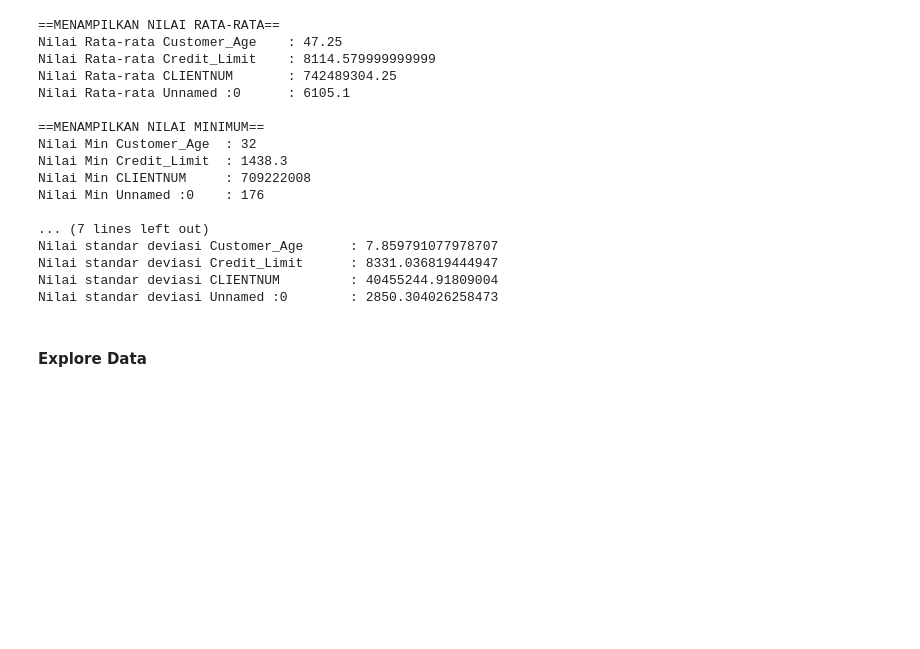
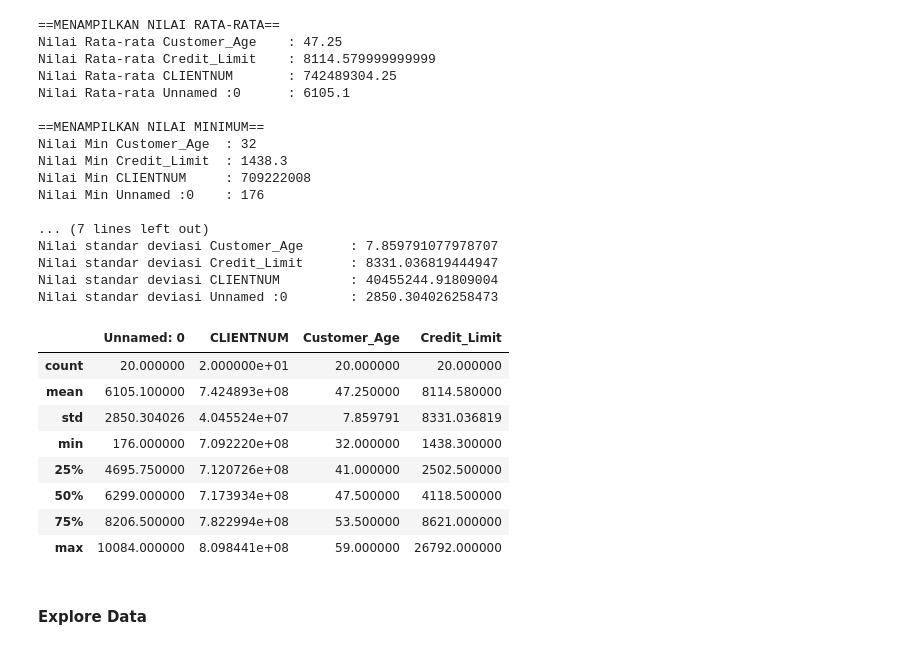
Before and after one commit to Aminarti/A1_2109116018_Aminarti_Posttest1_Data-Mining, a Jupyter notebook: A1_2109116018_Posttest1.ipynb, the cells around one changed output. Saved outputs shown, nothing was run; the diff lists cells and outputs as text; code cells hidden in the pictures; blank space fills up the shorter version.

```diff
--- a/A1_2109116018_Posttest1.ipynb
+++ b/A1_2109116018_Posttest1.ipynb
@@ -227,6 +227,19 @@ Nilai standar deviasi Customer_Age      : 7.859791077978707
 Nilai standar deviasi Credit_Limit      : 8331.036819444947
 Nilai standar deviasi CLIENTNUM         : 40455244.91809004
 Nilai standar deviasi Unnamed :0        : 2850.304026258473
+# %%
+# Secara Otomatis
+df.describe()
+# %% [output]
+|  | Unnamed: 0 | CLIENTNUM | Customer_Age | Credit_Limit |
+| count | 20.000000 | 2.000000e+01 | 20.000000 | 20.000000 |
+| mean | 6105.100000 | 7.424893e+08 | 47.250000 | 8114.580000 |
+| std | 2850.304026 | 4.045524e+07 | 7.859791 | 8331.036819 |
+| min | 176.000000 | 7.092220e+08 | 32.000000 | 1438.300000 |
+| 25% | 4695.750000 | 7.120726e+08 | 41.000000 | 2502.500000 |
+| 50% | 6299.000000 | 7.173934e+08 | 47.500000 | 4118.500000 |
+| 75% | 8206.500000 | 7.822994e+08 | 53.500000 | 8621.000000 |
+| max | 10084.000000 | 8.098441e+08 | 59.000000 | 26792.000000 |
 # %% [markdown]
 #### Explore Data
 # %% [markdown]
```
